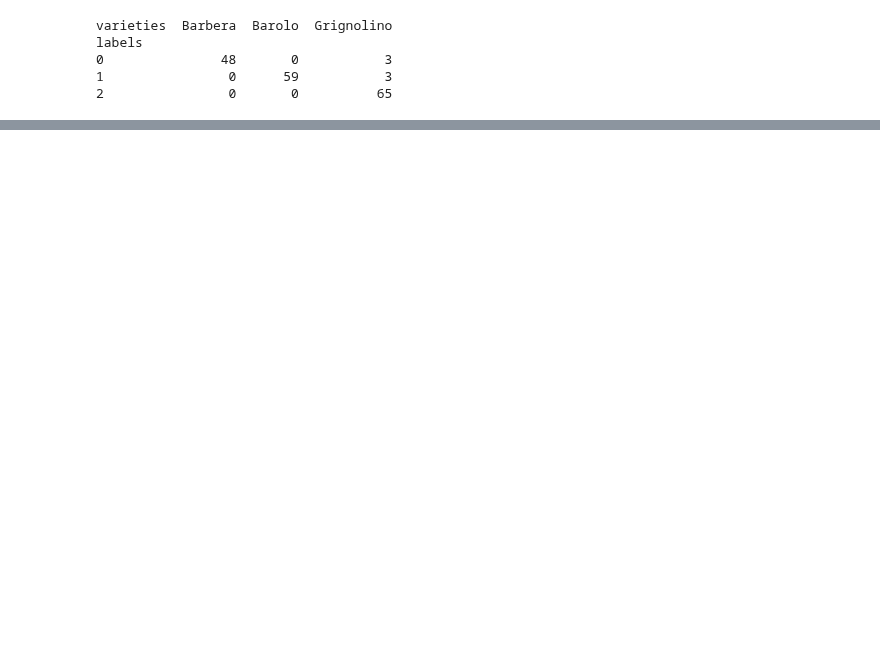
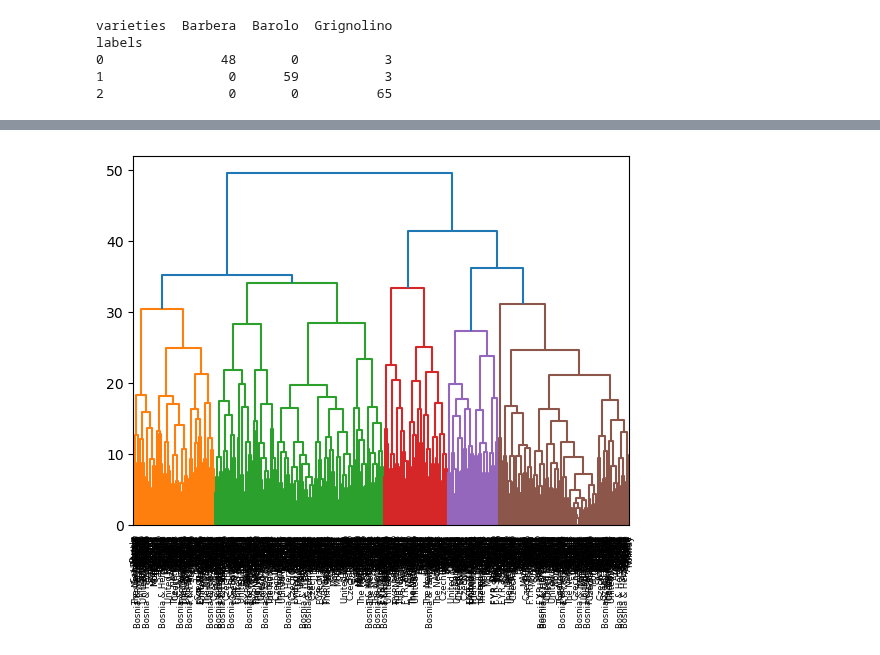
Before and after one commit to GuoweiYang19891101/datacamp_machine_learning_scientist_python, a Jupyter notebook: 2_unsupervised_learning.ipynb, the cells around one changed output, grey strips where cells are left out. Cells and saved outputs as stored; diff of their text form; code cells hidden in the pictures; blank space fills up the shorter version.

```diff
--- a/2_unsupervised_learning.ipynb
+++ b/2_unsupervised_learning.ipynb
@@ -181,0 +189,17 @@ labels
+# %%
+# eurovision hierarchy clustering in SciPy
+import pandas as pd
+import matplotlib.pyplot as plt
+from scipy.cluster.hierarchy import linkage, dendrogram
+
+# get arrays
+eurovision_df = pd.read_csv('2_datasets/eurovision_2016.csv')
+samples = eurovision_df.iloc[:, 2:6].values
+country_names = eurovision_df['From country'].values
+
+# hierarchy and plot
+mergings = linkage(samples, method='complete')
+dendrogram(mergings, labels=country_names, leaf_rotation=90, leaf_font_size=6)
+plt.show()
+# %% [output]
+[figure, added]
```
Also changed, not shown: parts of 35 cells of this notebook.
